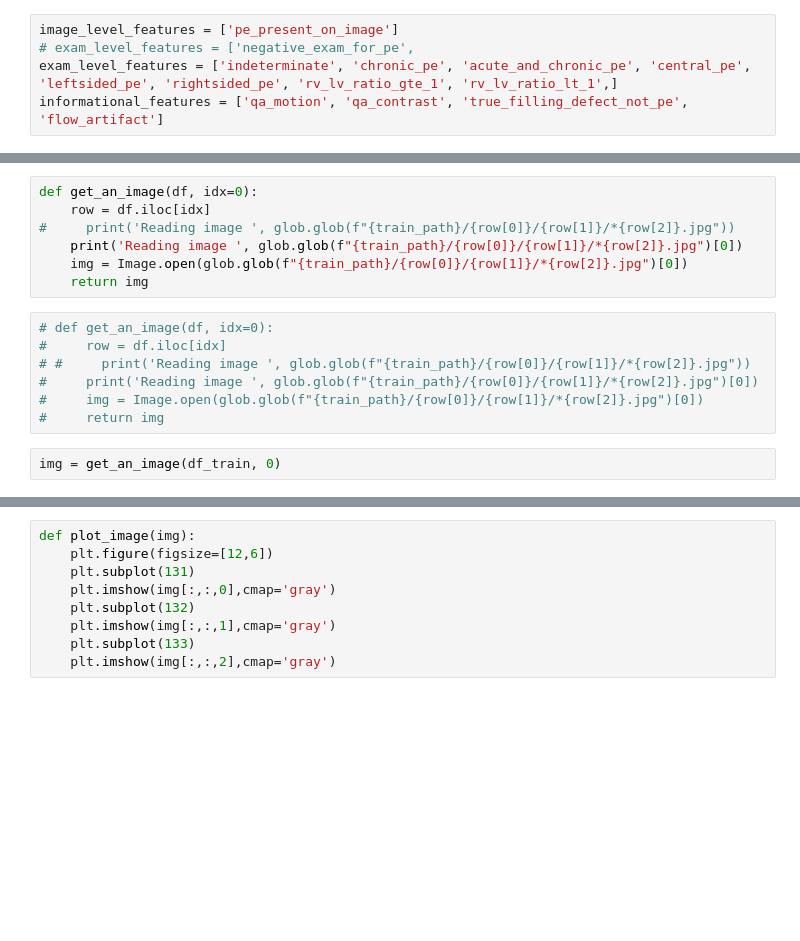
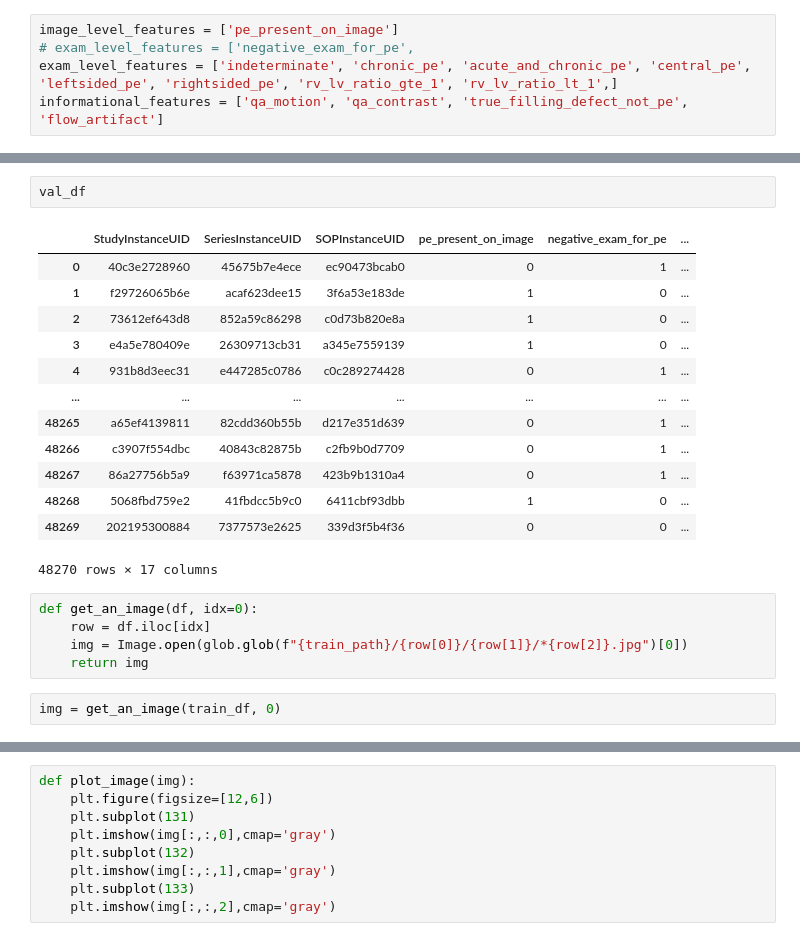
Before and after one commit to DavidTsat/Ian-Goodfellow-Deep-Learning, a Jupyter notebook: Chapter7-Regularization/train.ipynb, the cells around one changed output, grey strips where cells are left out. Saved outputs shown, nothing was run; the diff lists cells and outputs as text; blank space fills up the shorter version.

```diff
--- a/Chapter7-Regularization/train.ipynb
+++ b/Chapter7-Regularization/train.ipynb
@@ -93,18 +117,25 @@ min(ims__)
+# %%
+val_df
+# %% [output]
+|  | StudyInstanceUID | SeriesInstanceUID | SOPInstanceUID | pe_present_on_image | negative_exam_for_pe | ... |
+| 0 | 40c3e2728960 | 45675b7e4ece | ec90473bcab0 | 0 | 1 | ... |
+| 1 | f29726065b6e | acaf623dee15 | 3f6a53e183de | 1 | 0 | ... |
+| 2 | 73612ef643d8 | 852a59c86298 | c0d73b820e8a | 1 | 0 | ... |
+| 3 | e4a5e780409e | 26309713cb31 | a345e7559139 | 1 | 0 | ... |
+| 4 | 931b8d3eec31 | e447285c0786 | c0c289274428 | 0 | 1 | ... |
+| ... | ... | ... | ... | ... | ... | ... |
+| 48265 | a65ef4139811 | 82cdd360b55b | d217e351d639 | 0 | 1 | ... |
+| 48266 | c3907f554dbc | 40843c82875b | c2fb9b0d7709 | 0 | 1 | ... |
+| 48267 | 86a27756b5a9 | f63971ca5878 | 423b9b1310a4 | 0 | 1 | ... |
+| 48268 | 5068fbd759e2 | 41fbdcc5b9c0 | 6411cbf93dbb | 1 | 0 | ... |
+| 48269 | 202195300884 | 7377573e2625 | 339d3f5b4f36 | 0 | 0 | ... |
+48270 rows × 17 columns
 # %%
 def get_an_image(df, idx=0):
     row = df.iloc[idx]
-#     print('Reading image ', glob.glob(f"{train_path}/{row[0]}/{row[1]}/*{row[2]}.jpg"))
-    print('Reading image ', glob.glob(f"{train_path}/{row[0]}/{row[1]}/*{row[2]}.jpg")[0])
     img = Image.open(glob.glob(f"{train_path}/{row[0]}/{row[1]}/*{row[2]}.jpg")[0])
     return img
-# %%
-# def get_an_image(df, idx=0):
-#     row = df.iloc[idx]
-# #     print('Reading image ', glob.glob(f"{train_path}/{row[0]}/{row[1]}/*{row[2]}.jpg"))
-#     print('Reading image ', glob.glob(f"{train_path}/{row[0]}/{row[1]}/*{row[2]}.jpg")[0])
-#     img = Image.open(glob.glob(f"{train_path}/{row[0]}/{row[1]}/*{row[2]}.jpg")[0])
-#     return img
 # %%
-img = get_an_image(df_train, 0)
+img = get_an_image(train_df, 0)
 # %%
 np.array(img).shape
```
Also changed, not shown: parts of 64 cells of this notebook.
